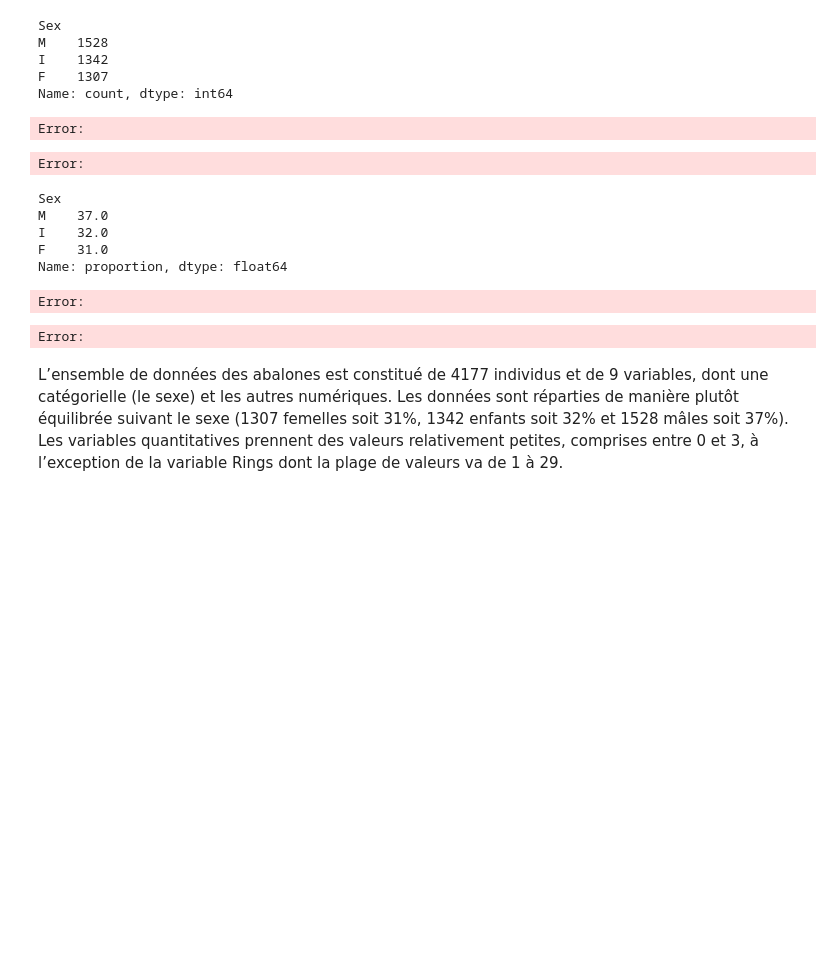
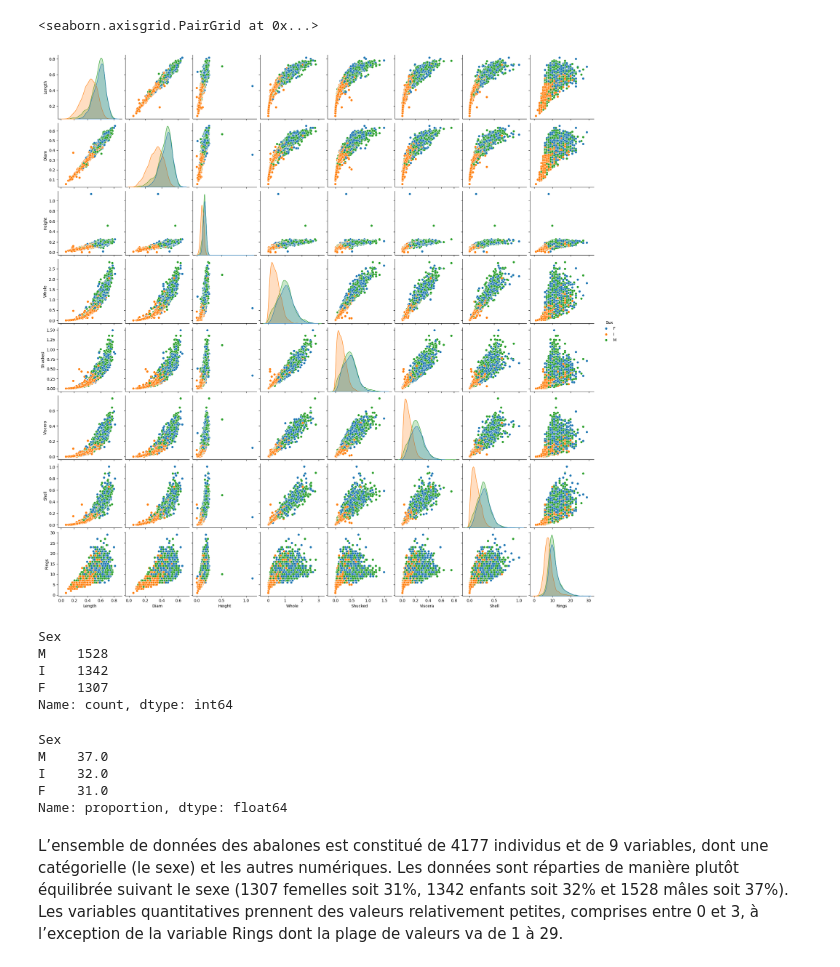
Before and after one commit to BrightMehou/random-ml, a Jupyter notebook: abalone/exploration.ipynb, the cells around one changed output. Drawn from its saved outputs; the diff is of its cells as text; code cells hidden in the pictures; blank space fills up the shorter version.

```diff
--- a/abalone/exploration.ipynb
+++ b/abalone/exploration.ipynb
@@ -3,6 +4,6 @@ import pandas as pd
 # %%
 columns = ["Sex", "Length", "Diam", "Height", "Whole", "Shucked", "Viscera", "Shell", "Rings"]
-abalone = pd.read_csv('data.csv', names=columns)
+abalone = pd.read_csv('abalone.csv', names=columns)
 abalone.info()
 # %% [output]
 <class 'pandas.core.frame.DataFrame'>
@@ -44,3 +41,8 @@ Error:
+# %%
+sns.pairplot(abalone, hue="Sex")
+# %% [output]
+<seaborn.axisgrid.PairGrid at 0x...>
+[figure, added]
 # %%
 abalone['Sex'].value_counts()
 # %% [output]
@@ -49,8 +51,6 @@ M    1528
 I    1342
 F    1307
 Name: count, dtype: int64
-Error:
-Error:
 # %%
 round(abalone['Sex'].value_counts(normalize=True) * 100)
 # %% [output]
@@ -59,8 +59,6 @@ M    37.0
 I    32.0
 F    31.0
 Name: proportion, dtype: float64
-Error:
-Error:
 # %% [markdown]
 L’ensemble de données des abalones est constitué de 4177 individus et de 9 variables, dont une catégorielle
 (le sexe) et les autres numériques. Les données sont réparties de manière plutôt équilibrée suivant le sexe
```
Also changed, not shown: parts of 6 cells of this notebook, 12 other files.
